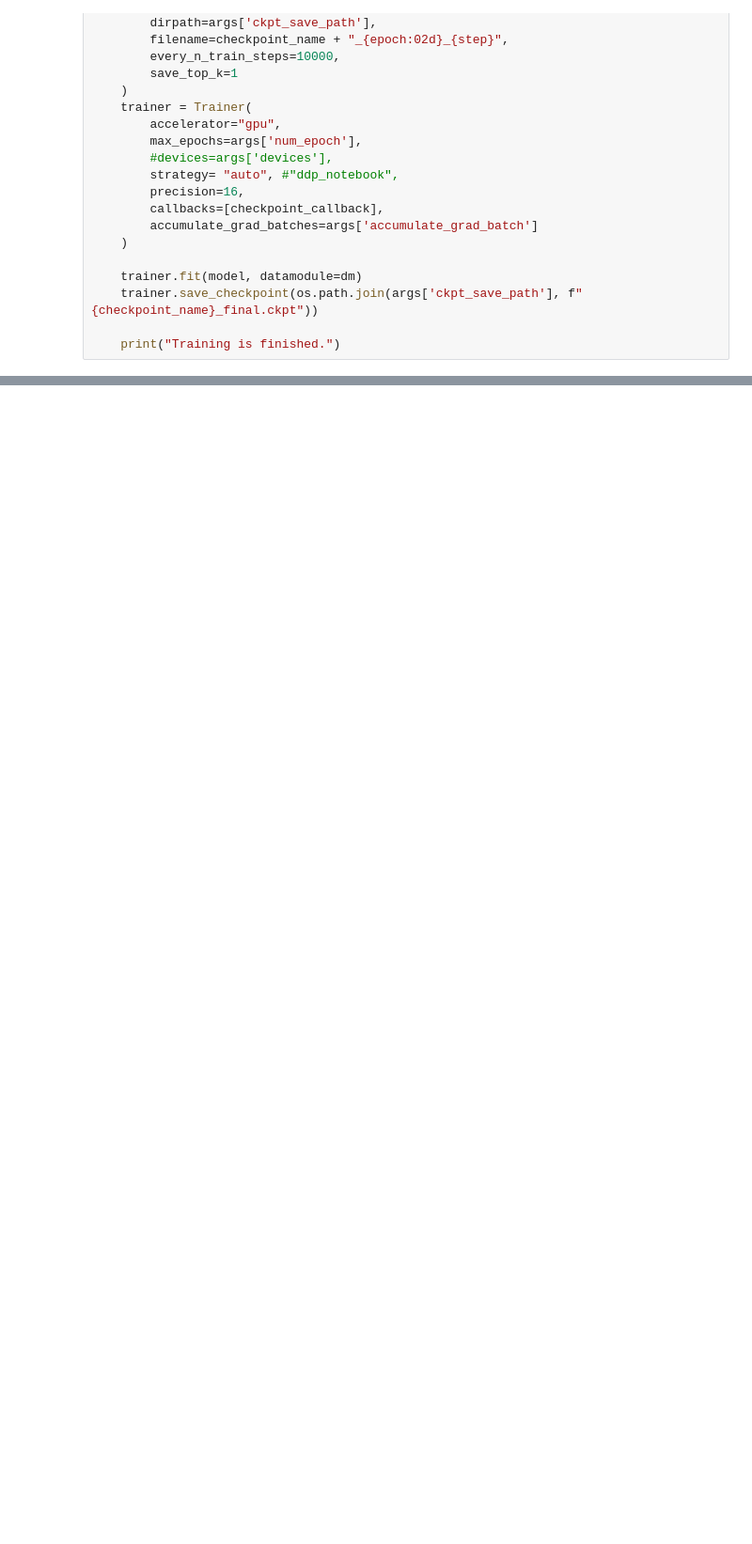
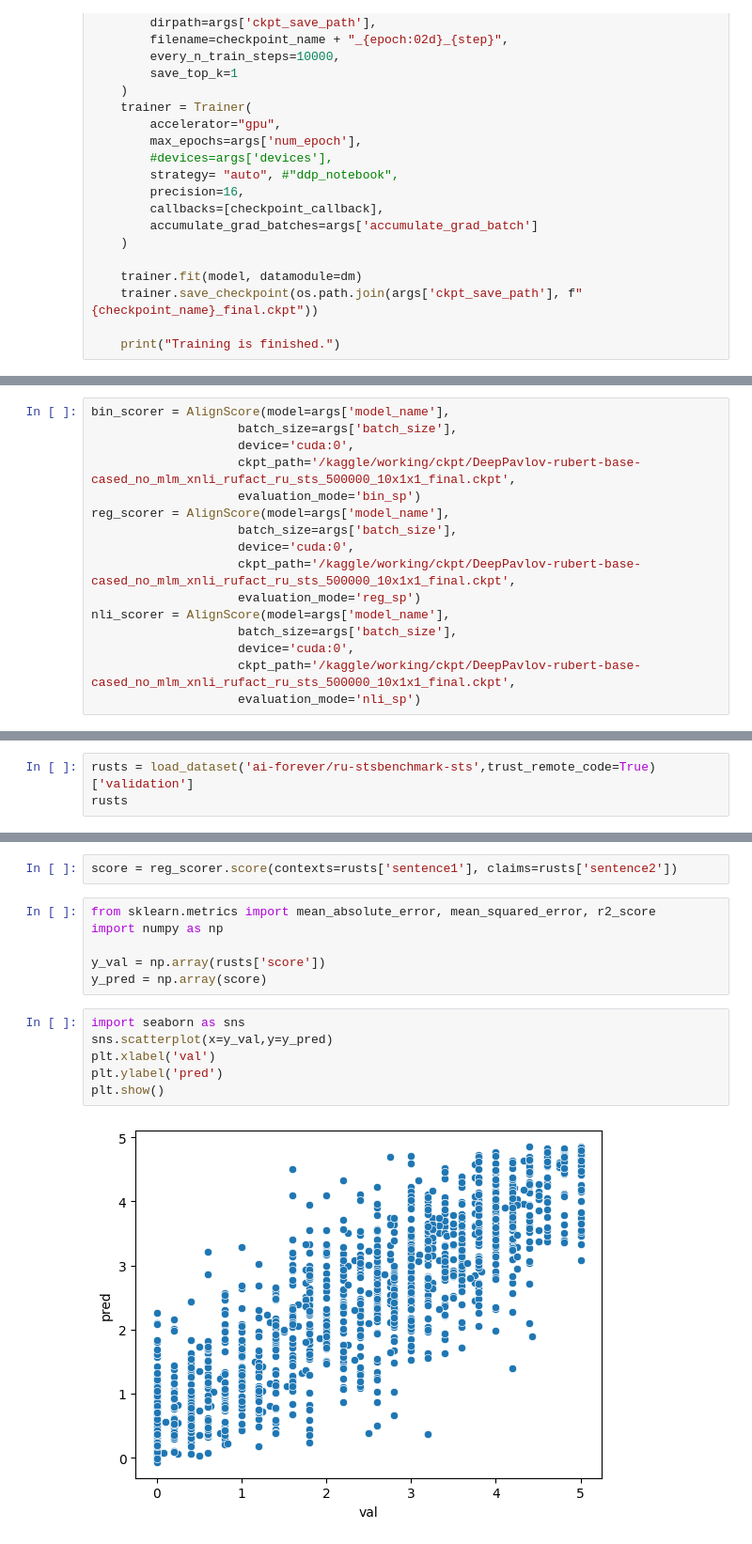
Before and after one commit to MilyaushaShamsutdinova/AlignRuScore, a Jupyter notebook: train.ipynb, the cells around one changed output, grey strips where cells are left out. Shown at 94% size. Drawn from its saved outputs; the diff is of its cells as text; blank space fills up the shorter version.

```diff
--- a/train.ipynb
+++ b/train.ipynb
@@ -908,0 +1181,16 @@ score
+# %%
+bin_scorer = AlignScore(model=args['model_name'],
+                    batch_size=args['batch_size'],
+                    device='cuda:0',
+                    ckpt_path='/kaggle/working/ckpt/DeepPavlov-rubert-base-cased_no_mlm_xnli_rufact_ru_sts_500000_10x1x1_final.ckpt',
+                    evaluation_mode='bin_sp')
+reg_scorer = AlignScore(model=args['model_name'],
+                    batch_size=args['batch_size'],
+                    device='cuda:0',
+                    ckpt_path='/kaggle/working/ckpt/DeepPavlov-rubert-base-cased_no_mlm_xnli_rufact_ru_sts_500000_10x1x1_final.ckpt',
+                    evaluation_mode='reg_sp')
+nli_scorer = AlignScore(model=args['model_name'],
+                    batch_size=args['batch_size'],
+                    device='cuda:0',
+                    ckpt_path='/kaggle/working/ckpt/DeepPavlov-rubert-base-cased_no_mlm_xnli_rufact_ru_sts_500000_10x1x1_final.ckpt',
+                    evaluation_mode='nli_sp')
@@ -908,0 +1274,3 @@ score
+# %%
+rusts = load_dataset('ai-forever/ru-stsbenchmark-sts',trust_remote_code=True)['validation']
+rusts
@@ -908,0 +1282,16 @@ score
+# %%
+score = reg_scorer.score(contexts=rusts['sentence1'], claims=rusts['sentence2'])
+# %%
+from sklearn.metrics import mean_absolute_error, mean_squared_error, r2_score
+import numpy as np
+
+y_val = np.array(rusts['score'])
+y_pred = np.array(score)
+# %%
+import seaborn as sns
+sns.scatterplot(x=y_val,y=y_pred)
+plt.xlabel('val')
+plt.ylabel('pred')
+plt.show()
+# %% [output]
+[figure, added]
```
Also changed, not shown: parts of 26 cells of this notebook.
